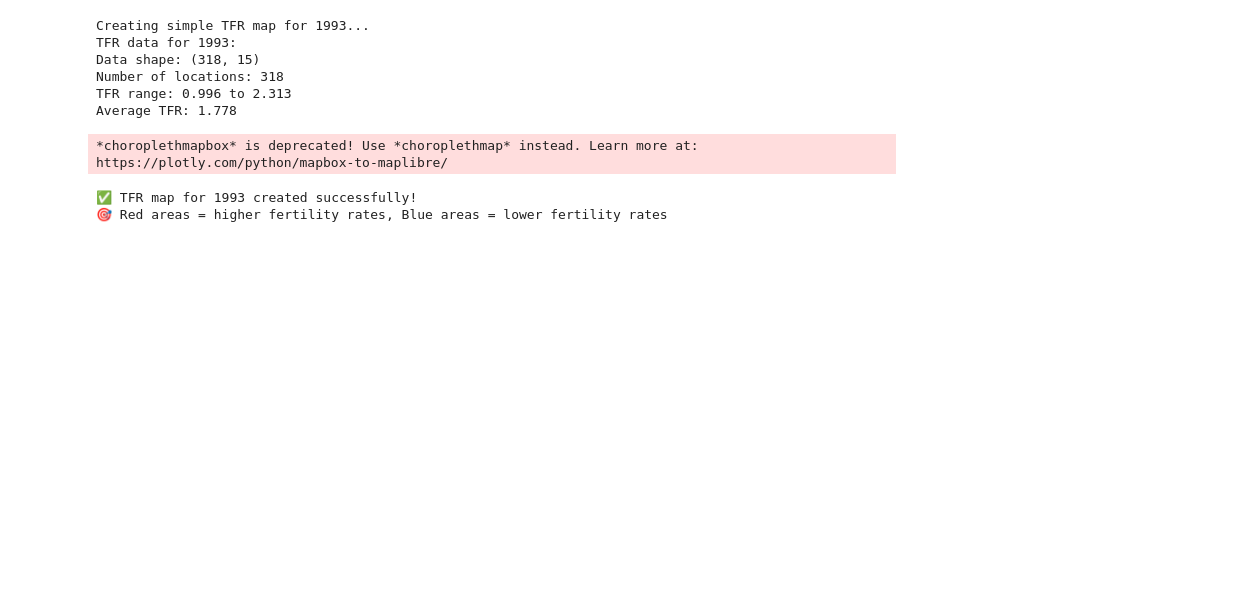
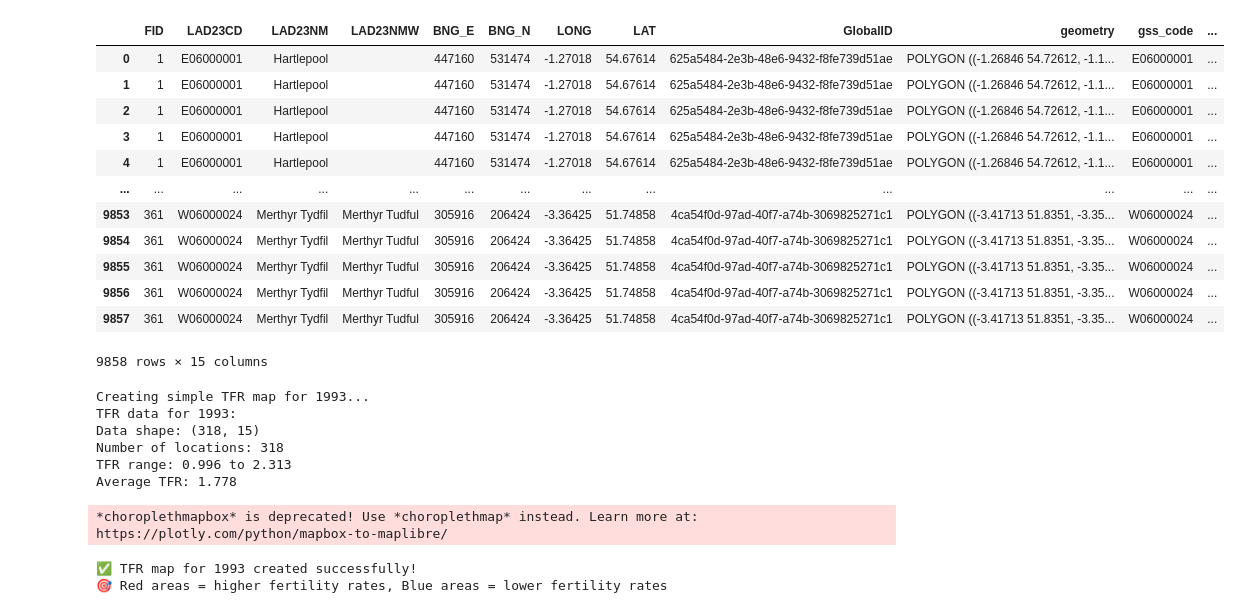
Before and after one commit to SebastianHeslinRees/housing_area_creation_tool_aws_deployment, a Jupyter notebook: app_deployment_blueprint_and_instructions.ipynb, the cells around one changed output. Drawn from its saved outputs; the diff is of its cells as text; code cells hidden in the pictures; blank space fills up the shorter version.

```diff
--- a/app_deployment_blueprint_and_instructions.ipynb
+++ b/app_deployment_blueprint_and_instructions.ipynb
@@ -11,3 +75,19 @@ from shapely import wkt
+# %%
+tfr_merged
+# %% [output]
+|  | FID | LAD23CD | LAD23NM | LAD23NMW | BNG_E | BNG_N | LONG | LAT | GlobalID | geometry | gss_code | ... |
+| 0 | 1 | E06000001 | Hartlepool |  | 447160 | 531474 | -1.27018 | 54.67614 | 625a5484-2e3b-48e6-9432-f8fe739d51ae | POLYGON ((-1.26846 54.72612, -1.1... | E06000001 | ... |
+| 1 | 1 | E06000001 | Hartlepool |  | 447160 | 531474 | -1.27018 | 54.67614 | 625a5484-2e3b-48e6-9432-f8fe739d51ae | POLYGON ((-1.26846 54.72612, -1.1... | E06000001 | ... |
+| 2 | 1 | E06000001 | Hartlepool |  | 447160 | 531474 | -1.27018 | 54.67614 | 625a5484-2e3b-48e6-9432-f8fe739d51ae | POLYGON ((-1.26846 54.72612, -1.1... | E06000001 | ... |
+| 3 | 1 | E06000001 | Hartlepool |  | 447160 | 531474 | -1.27018 | 54.67614 | 625a5484-2e3b-48e6-9432-f8fe739d51ae | POLYGON ((-1.26846 54.72612, -1.1... | E06000001 | ... |
+| 4 | 1 | E06000001 | Hartlepool |  | 447160 | 531474 | -1.27018 | 54.67614 | 625a5484-2e3b-48e6-9432-f8fe739d51ae | POLYGON ((-1.26846 54.72612, -1.1... | E06000001 | ... |
+| ... | ... | ... | ... | ... | ... | ... | ... | ... | ... | ... | ... | ... |
+| 9853 | 361 | W06000024 | Merthyr Tydfil | Merthyr Tudful | 305916 | 206424 | -3.36425 | 51.74858 | 4ca54f0d-97ad-40f7-a74b-3069825271c1 | POLYGON ((-3.41713 51.8351, -3.35... | W06000024 | ... |
+| 9854 | 361 | W06000024 | Merthyr Tydfil | Merthyr Tudful | 305916 | 206424 | -3.36425 | 51.74858 | 4ca54f0d-97ad-40f7-a74b-3069825271c1 | POLYGON ((-3.41713 51.8351, -3.35... | W06000024 | ... |
+| 9855 | 361 | W06000024 | Merthyr Tydfil | Merthyr Tudful | 305916 | 206424 | -3.36425 | 51.74858 | 4ca54f0d-97ad-40f7-a74b-3069825271c1 | POLYGON ((-3.41713 51.8351, -3.35... | W06000024 | ... |
+| 9856 | 361 | W06000024 | Merthyr Tydfil | Merthyr Tudful | 305916 | 206424 | -3.36425 | 51.74858 | 4ca54f0d-97ad-40f7-a74b-3069825271c1 | POLYGON ((-3.41713 51.8351, -3.35... | W06000024 | ... |
+| 9857 | 361 | W06000024 | Merthyr Tydfil | Merthyr Tudful | 305916 | 206424 | -3.36425 | 51.74858 | 4ca54f0d-97ad-40f7-a74b-3069825271c1 | POLYGON ((-3.41713 51.8351, -3.35... | W06000024 | ... |
+9858 rows × 15 columns
 # %%
 #read in my geojson
 asfr_merged = gpd.read_file('/Users/user1/Documents/fertility_rates_app/asfr_merged.geojson')
```
Also changed, not shown: parts of 21 cells of this notebook, 15 other files.
